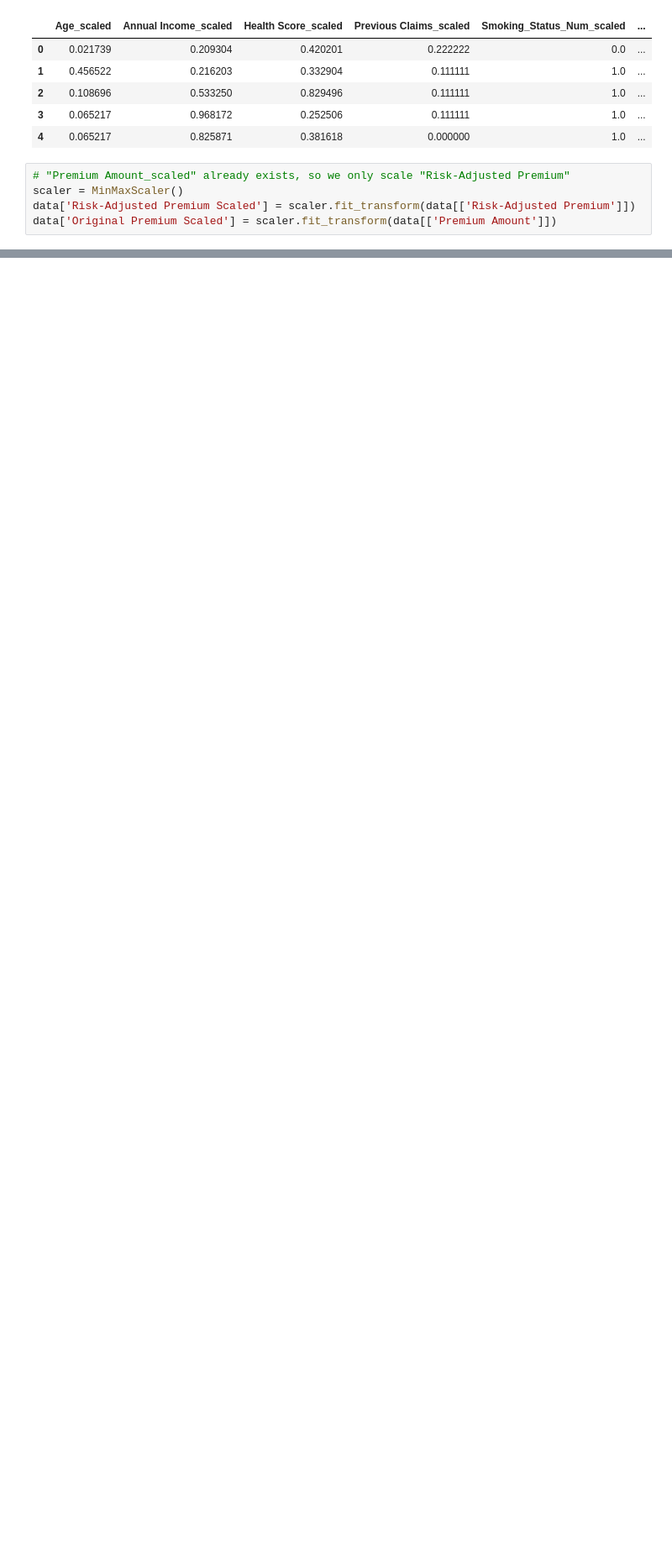
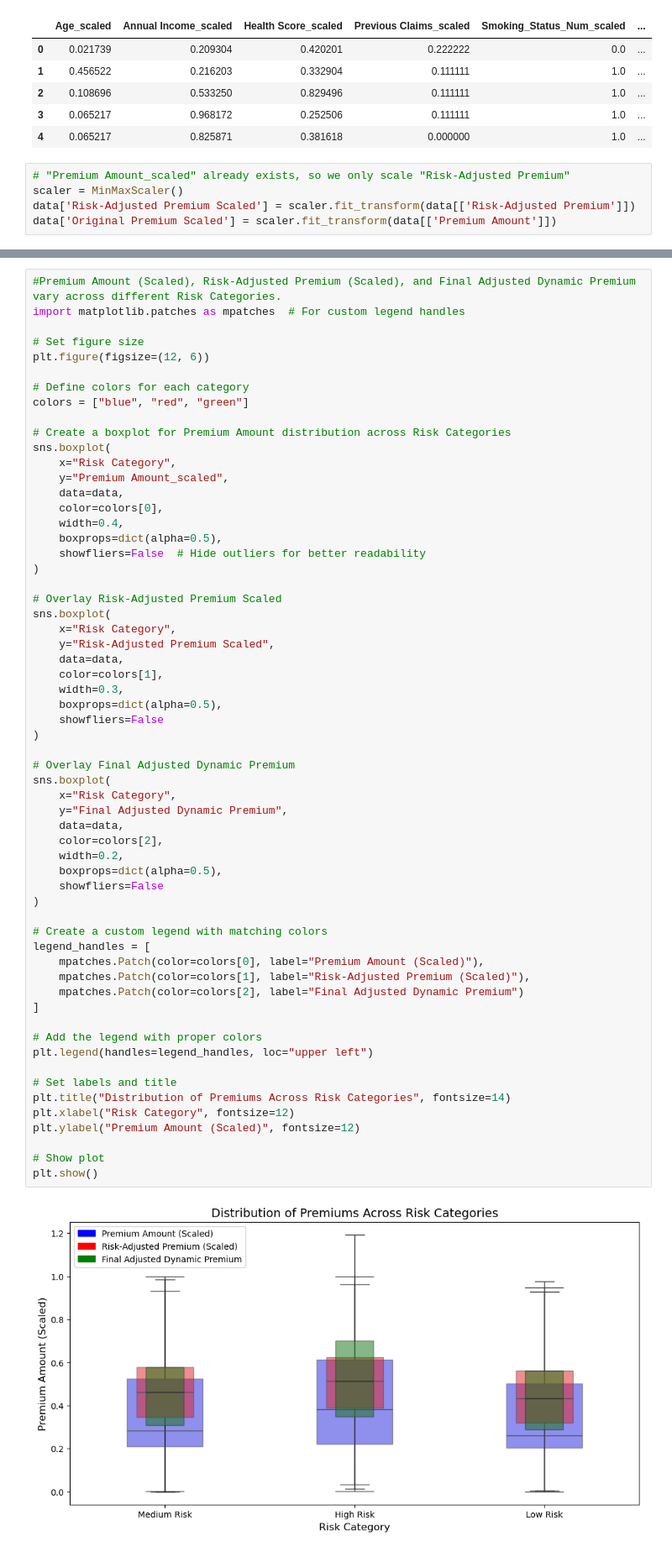
Before and after one commit to ra1croft/Acko_Insurance_Analysis, a Jupyter notebook: Acko_Insurance_Data.ipynb, the cells around one changed output, grey strips where cells are left out. Shown: that part at 84% size. Drawn from its saved outputs; the diff is of its cells as text; blank space fills up the shorter version.

```diff
--- a/Acko_Insurance_Data.ipynb
+++ b/Acko_Insurance_Data.ipynb
@@ -666,0 +760,62 @@ Risk-Adjusted Premium (Scaled) Mean: 0.461780643896137, Std Dev: 0.1617719271532
+# %%
+#Premium Amount (Scaled), Risk-Adjusted Premium (Scaled), and Final Adjusted Dynamic Premium vary across different Risk Categories.
+import matplotlib.patches as mpatches  # For custom legend handles
+
+# Set figure size
+plt.figure(figsize=(12, 6))
+
+# Define colors for each category
+colors = ["blue", "red", "green"]
+
+# Create a boxplot for Premium Amount distribution across Risk Categories
+sns.boxplot(
+    x="Risk Category",
+    y="Premium Amount_scaled",
+    data=data,
+    color=colors[0],
+    width=0.4,
+    boxprops=dict(alpha=0.5),
+    showfliers=False  # Hide outliers for better readability
+)
+
+# Overlay Risk-Adjusted Premium Scaled
+sns.boxplot(
+    x="Risk Category",
+    y="Risk-Adjusted Premium Scaled",
+    data=data,
+    color=colors[1],
+    width=0.3,
+    boxprops=dict(alpha=0.5),
+    showfliers=False
+)
+
+# Overlay Final Adjusted Dynamic Premium
+sns.boxplot(
+    x="Risk Category",
+    y="Final Adjusted Dynamic Premium",
+    data=data,
+    color=colors[2],
+    width=0.2,
+    boxprops=dict(alpha=0.5),
+    showfliers=False
+)
+
+# Create a custom legend with matching colors
+legend_handles = [
+    mpatches.Patch(color=colors[0], label="Premium Amount (Scaled)"),
+    mpatches.Patch(color=colors[1], label="Risk-Adjusted Premium (Scaled)"),
+    mpatches.Patch(color=colors[2], label="Final Adjusted Dynamic Premium")
+]
+
+# Add the legend with proper colors
+plt.legend(handles=legend_handles, loc="upper left")
+
+# Set labels and title
+plt.title("Distribution of Premiums Across Risk Categories", fontsize=14)
+plt.xlabel("Risk Category", fontsize=12)
+plt.ylabel("Premium Amount (Scaled)", fontsize=12)
+
+# Show plot
+plt.show()
+# %% [output]
+[figure, added]
```
Also changed, not shown: parts of 12 cells of this notebook.
